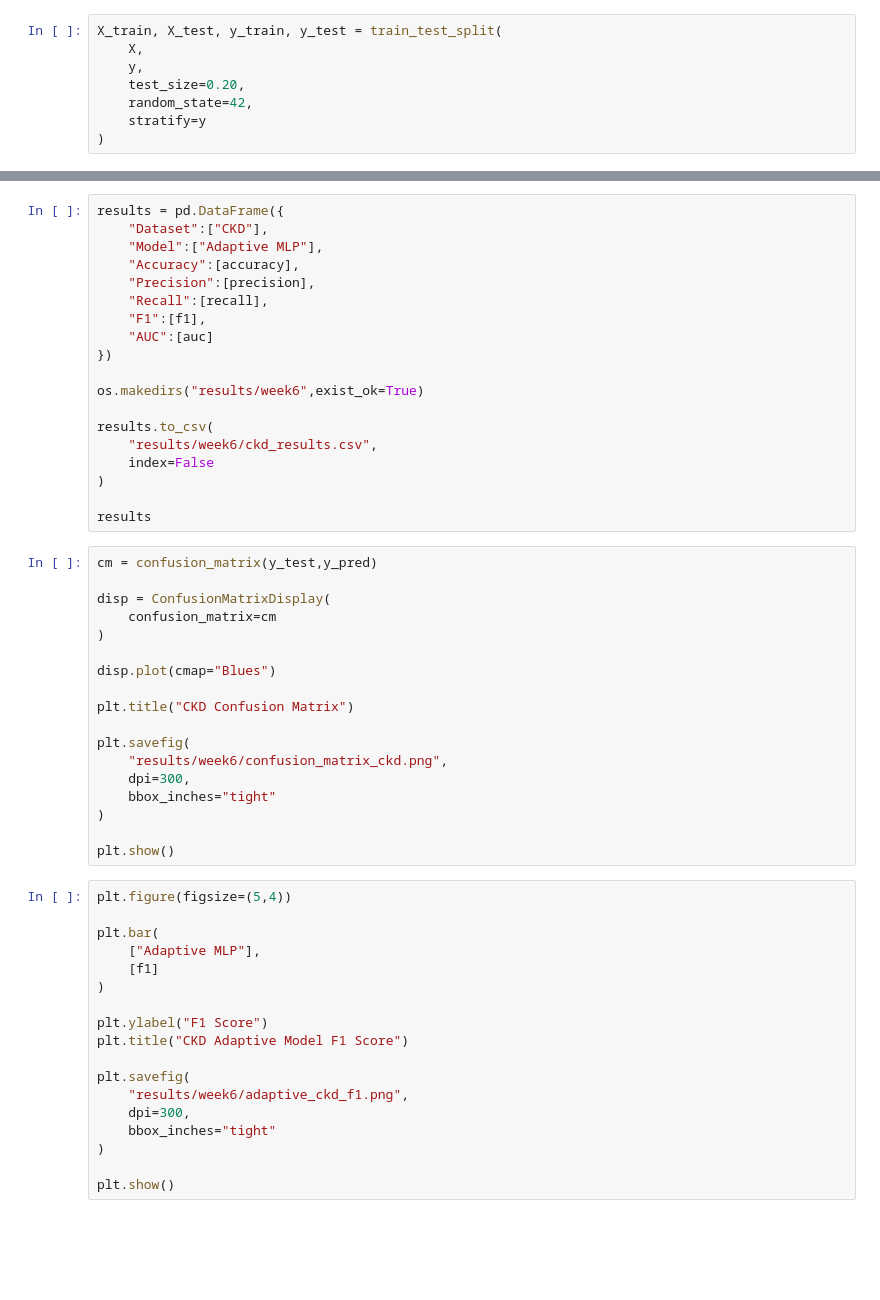
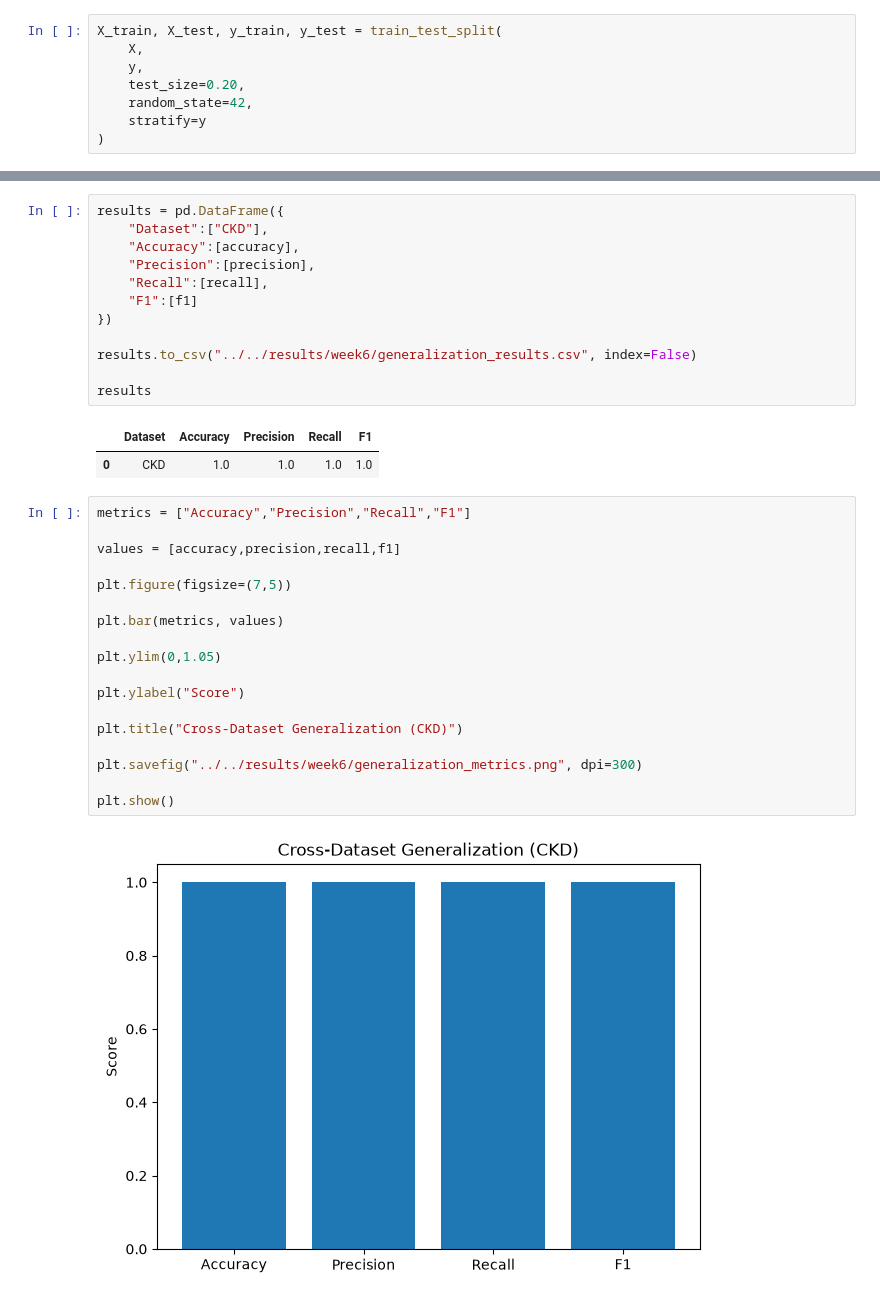
Before and after one commit to ap24110011024/Disease_detection, a Jupyter notebook: notebooks/ckd/generalization.ipynb, the cells around one changed output, grey strips where cells are left out. Drawn from its saved outputs; the diff is of its cells as text; blank space fills up the shorter version.

Commit message:
Complete proactive detection, error analysis, and CKD generalization experiments

```diff
--- a/notebooks/ckd/generalization.ipynb
+++ b/notebooks/ckd/generalization.ipynb
@@ -88,55 +133,35 @@ print("ROC AUC  :",auc)
 # %%
 results = pd.DataFrame({
     "Dataset":["CKD"],
-    "Model":["Adaptive MLP"],
     "Accuracy":[accuracy],
     "Precision":[precision],
     "Recall":[recall],
-    "F1":[f1],
-    "AUC":[auc]
+    "F1":[f1]
 })
 
-os.makedirs("results/week6",exist_ok=True)
-
-results.to_csv(
-    "results/week6/ckd_results.csv",
-    index=False
-)
+results.to_csv("../../results/week6/generalization_results.csv", index=False)
 
 results
+# %% [output]
+|  | Dataset | Accuracy | Precision | Recall | F1 |
+| 0 | CKD | 1.0 | 1.0 | 1.0 | 1.0 |
-# %%
-cm = confusion_matrix(y_test,y_pred)
-
-disp = ConfusionMatrixDisplay(
-    confusion_matrix=cm
-)
-
-disp.plot(cmap="Blues")
-
-plt.title("CKD Confusion Matrix")
-
-plt.savefig(
-    "results/week6/confusion_matrix_ckd.png",
-    dpi=300,
-    bbox_inches="tight"
-)
-
-plt.show()
 # %%
-plt.figure(figsize=(5,4))
+metrics = ["Accuracy","Precision","Recall","F1"]
 
-plt.bar(
-    ["Adaptive MLP"],
-    [f1]
-)
+values = [accuracy,precision,recall,f1]
 
-plt.ylabel("F1 Score")
-plt.title("CKD Adaptive Model F1 Score")
+plt.figure(figsize=(7,5))
 
-plt.savefig(
-    "results/week6/adaptive_ckd_f1.png",
-    dpi=300,
-    bbox_inches="tight"
-)
+plt.bar(metrics, values)
+
+plt.ylim(0,1.05)
+
+plt.ylabel("Score")
+
+plt.title("Cross-Dataset Generalization (CKD)")
+
+plt.savefig("../../results/week6/generalization_metrics.png", dpi=300)
 
 plt.show()
+# %% [output]
+[figure, added]
```
Also changed, not shown: parts of 16 cells of this notebook, 15 other files.
